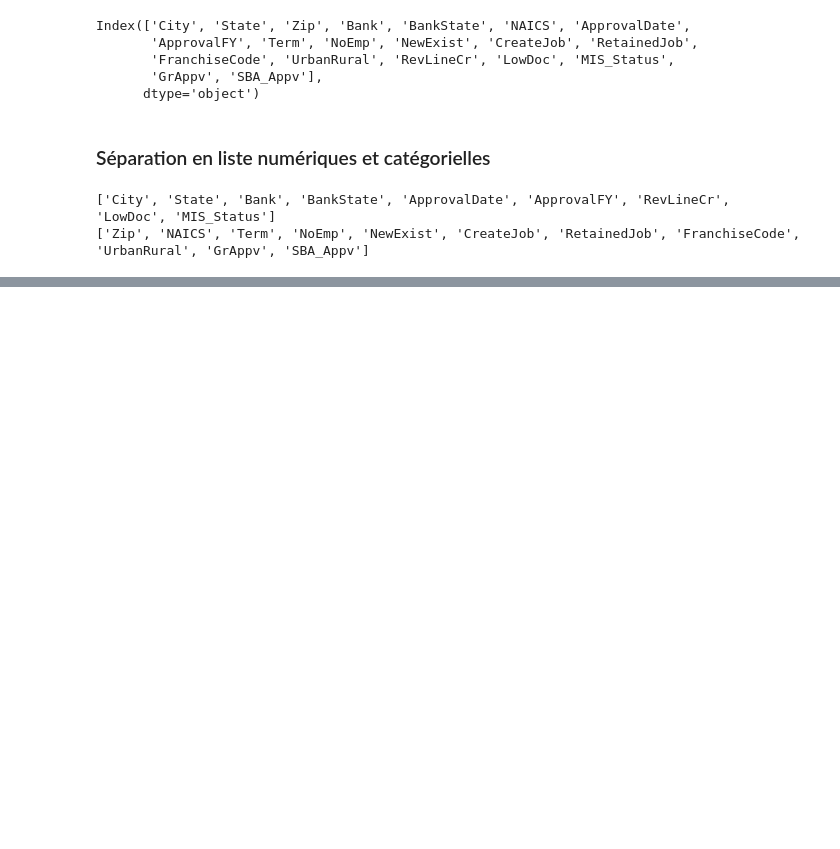
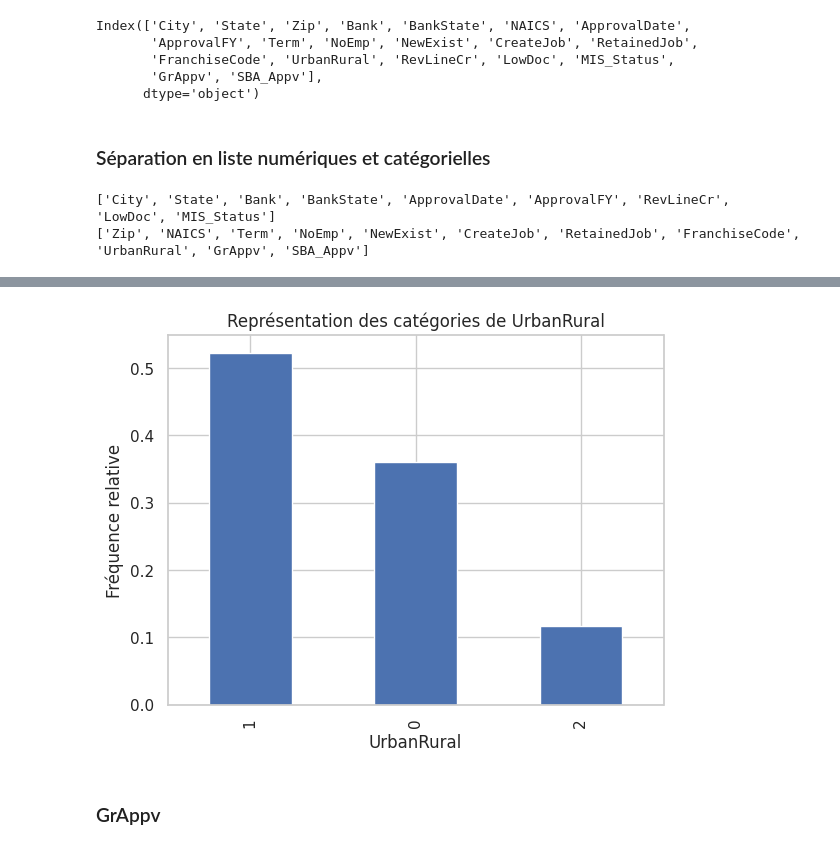
Before and after one commit to ChristianPRO1982/Projet_US_SBA, a Jupyter notebook: 02-EDA.ipynb, the cells around one changed output, grey strips where cells are left out. Saved outputs shown, nothing was run; the diff lists cells and outputs as text; code cells hidden in the pictures; blank space fills up the shorter version.

```diff
--- a/02-EDA.ipynb
+++ b/02-EDA.ipynb
@@ -60,0 +132,10 @@ KeyError: 'DisbursementGross'
+# %%
+df['UrbanRural'].value_counts(normalize=True).plot(kind='bar', width=0.5)
+plt.xticks(rotation=90)
+plt.title('Représentation des catégories de UrbanRural')
+plt.ylabel('Fréquence relative')
+plt.show()
+# %% [output]
+[figure, added]
+# %% [markdown]
+### GrAppv
```
Also changed, not shown: parts of 22 cells of this notebook.
